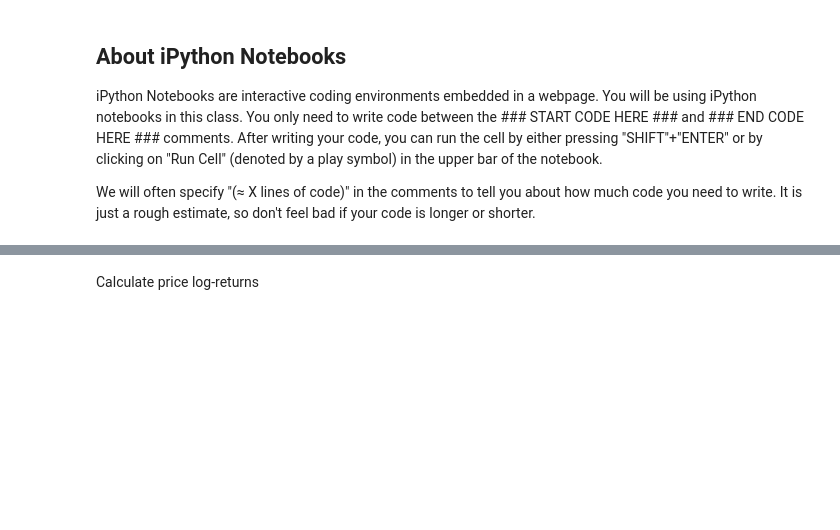
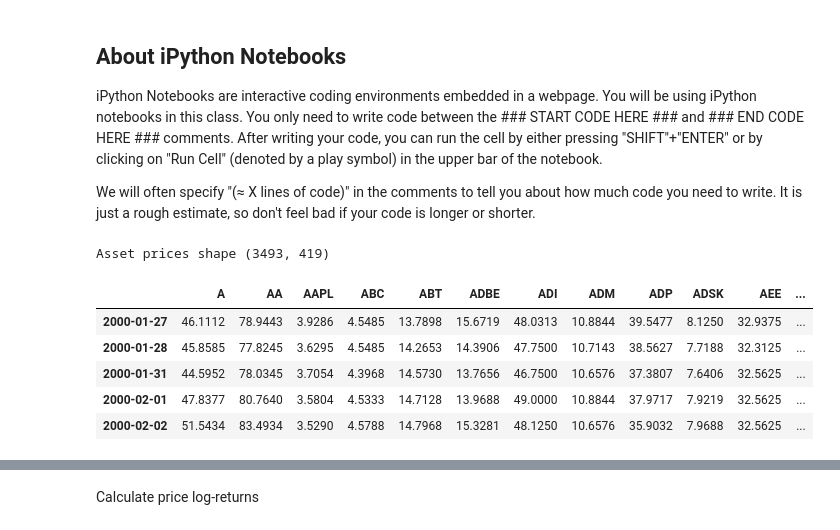
Before and after one commit to MarcosSalib/Cocktail_MOOC, a Jupyter notebook: Finance/ML & RL in Finance - NYU/2. Unsupervised ML in Finance/3_DJI_tSNE_m2_ex4_corrected.ipynb, the cells around one changed output, grey strips where cells are left out. Cells and saved outputs as stored; diff of their text form; code cells hidden in the pictures; blank space fills up the shorter version.

```diff
--- a/Finance/ML & RL in Finance - NYU/2. Unsupervised ML in Finance/3_DJI_tSNE_m2_ex4_corrected.ipynb
+++ b/Finance/ML & RL in Finance - NYU/2. Unsupervised ML in Finance/3_DJI_tSNE_m2_ex4_corrected.ipynb
@@ -70,12 +70,20 @@ def check_for_nulls(df):
     print('New shape of df: ', df.shape)
 # %%
 # load dataset
-asset_prices = pd.read_csv('/home/jovyan/work/readonly/spx_holdings_and_spx_closeprice_m2-ex3.csv',
+asset_prices = pd.read_csv('./readonly/spx_holdings_and_spx_closeprice_m2-ex3.csv',
                      date_parser=lambda dt: pd.to_datetime(dt, format='%Y-%m-%d'),
                      index_col = 0).dropna()
 n_stocks_show = 12
 print('Asset prices shape', asset_prices.shape)
 asset_prices.iloc[:, :n_stocks_show].head()
+# %% [output]
+Asset prices shape (3493, 419)
+|  | A | AA | AAPL | ABC | ABT | ADBE | ADI | ADM | ADP | ADSK | AEE | ... |
+| 2000-01-27 | 46.1112 | 78.9443 | 3.9286 | 4.5485 | 13.7898 | 15.6719 | 48.0313 | 10.8844 | 39.5477 | 8.1250 | 32.9375 | ... |
+| 2000-01-28 | 45.8585 | 77.8245 | 3.6295 | 4.5485 | 14.2653 | 14.3906 | 47.7500 | 10.7143 | 38.5627 | 7.7188 | 32.3125 | ... |
+| 2000-01-31 | 44.5952 | 78.0345 | 3.7054 | 4.3968 | 14.5730 | 13.7656 | 46.7500 | 10.6576 | 37.3807 | 7.6406 | 32.5625 | ... |
+| 2000-02-01 | 47.8377 | 80.7640 | 3.5804 | 4.5333 | 14.7128 | 13.9688 | 49.0000 | 10.8844 | 37.9717 | 7.9219 | 32.5625 | ... |
+| 2000-02-02 | 51.5434 | 83.4934 | 3.5290 | 4.5788 | 14.7968 | 15.3281 | 48.1250 | 10.6576 | 35.9032 | 7.9688 | 32.5625 | ... |
 # %%
 print('Last column contains SPX index prices:')
 asset_prices.iloc[:, -10:].head()
```
Also changed, not shown: parts of 27 cells of this notebook.
